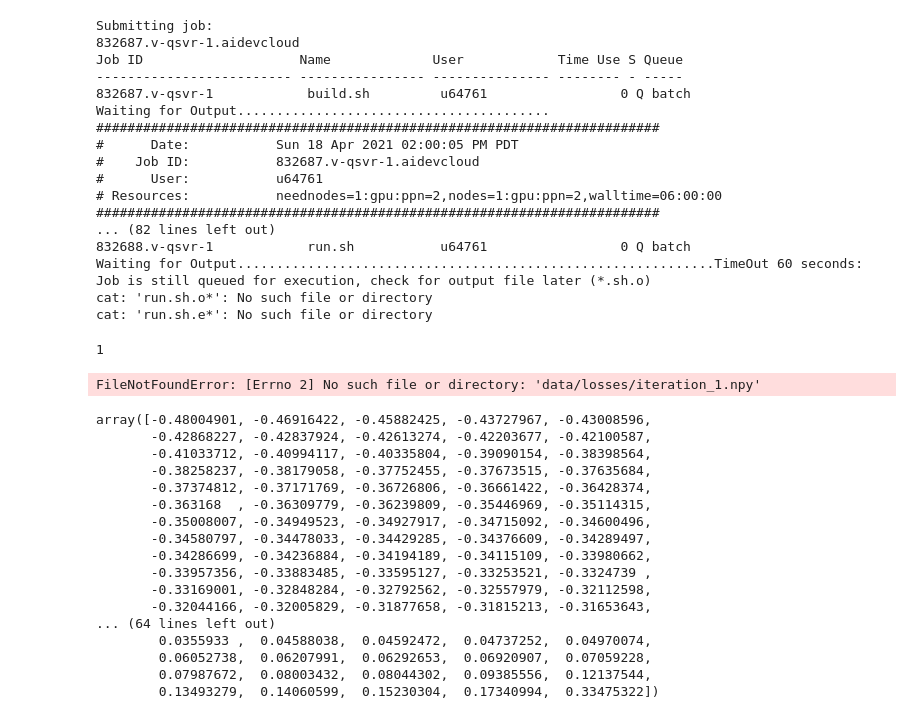
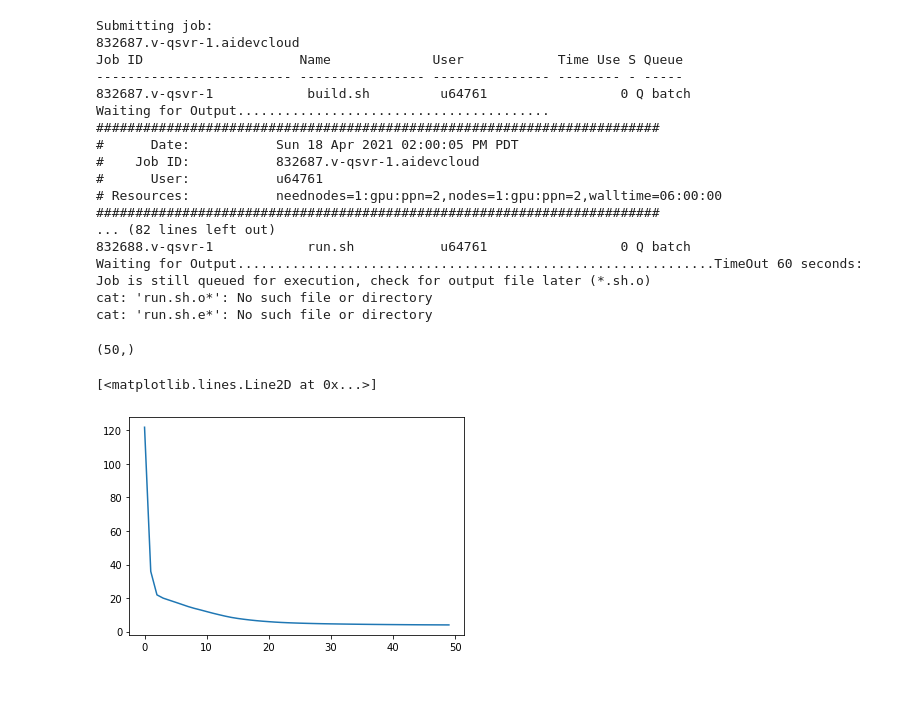
Before and after one commit to BrozzSama/onednn-wrapper, a Jupyter notebook: tutorial_getting_started.ipynb, the cells around one changed output. Drawn from its saved outputs; the diff is of its cells as text; code cells hidden in the pictures; blank space fills up the shorter version.

```diff
--- a/tutorial_getting_started.ipynb
+++ b/tutorial_getting_started.ipynb
@@ -84,41 +84,27 @@ Waiting for Output.............................................................T
 cat: 'run.sh.o*': No such file or directory
 cat: 'run.sh.e*': No such file or directory
 # %%
+import matplotlib.pyplot as plt
 import numpy as np
 
-size = 100
+size = 500
 step = 10
 iteration = np.load("data/losses/iteration_0.npy")
 
 # iterations = np.zeros([len(range(10,360,10)), iteration.shape[0]])
 
-iterations = np.zeros([len(range(1,size,step)), iteration.shape[0]])
+iterations = np.zeros([len(range(0,size,step)), iteration.shape[0]])
 
-for count, iteration_number in enumerate(range(1,size,step)):
-    print(iteration_number)
+for count, iteration_number in enumerate(range(0,size,step)):
+    #print(iteration_number)
     iterations[count, :] = np.load("data/losses/iteration_" + str(iteration_number) + ".npy")
 
 iterations.shape
+
+loss = np.sum(iterations**2, axis=1)
+print(loss.shape)
+plt.plot(np.arange(0,int(size/step)), loss[0:int(size/step)])
 # %% [output]
-1
+(50,)
-FileNotFoundError: [Errno 2] No such file or directory: 'data/losses/iteration_1.npy'
+[<matplotlib.lines.Line2D at 0x...>]
+[figure, added]
-# %%
-np.unique(iterations[2, :])
-# %% [output]
-array([-0.48004901, -0.46916422, -0.45882425, -0.43727967, -0.43008596,
-       -0.42868227, -0.42837924, -0.42613274, -0.42203677, -0.42100587,
-       -0.41033712, -0.40994117, -0.40335804, -0.39090154, -0.38398564,
-       -0.38258237, -0.38179058, -0.37752455, -0.37673515, -0.37635684,
-       -0.37374812, -0.37171769, -0.36726806, -0.36661422, -0.36428374,
-       -0.363168  , -0.36309779, -0.36239809, -0.35446969, -0.35114315,
-       -0.35008007, -0.34949523, -0.34927917, -0.34715092, -0.34600496,
-       -0.34580797, -0.34478033, -0.34429285, -0.34376609, -0.34289497,
-       -0.34286699, -0.34236884, -0.34194189, -0.34115109, -0.33980662,
-       -0.33957356, -0.33883485, -0.33595127, -0.33253521, -0.3324739 ,
-       -0.33169001, -0.32848284, -0.32792562, -0.32557979, -0.32112598,
-       -0.32044166, -0.32005829, -0.31877658, -0.31815213, -0.31653643,
-... (64 lines left out)
-        0.0355933 ,  0.04588038,  0.04592472,  0.04737252,  0.04970074,
-        0.06052738,  0.06207991,  0.06292653,  0.06920907,  0.07059228,
-        0.07987672,  0.08003432,  0.08044302,  0.09385556,  0.12137544,
-        0.13493279,  0.14060599,  0.15230304,  0.17340994,  0.33475322])
```
Also changed, not shown: parts of 4 cells of this notebook.
